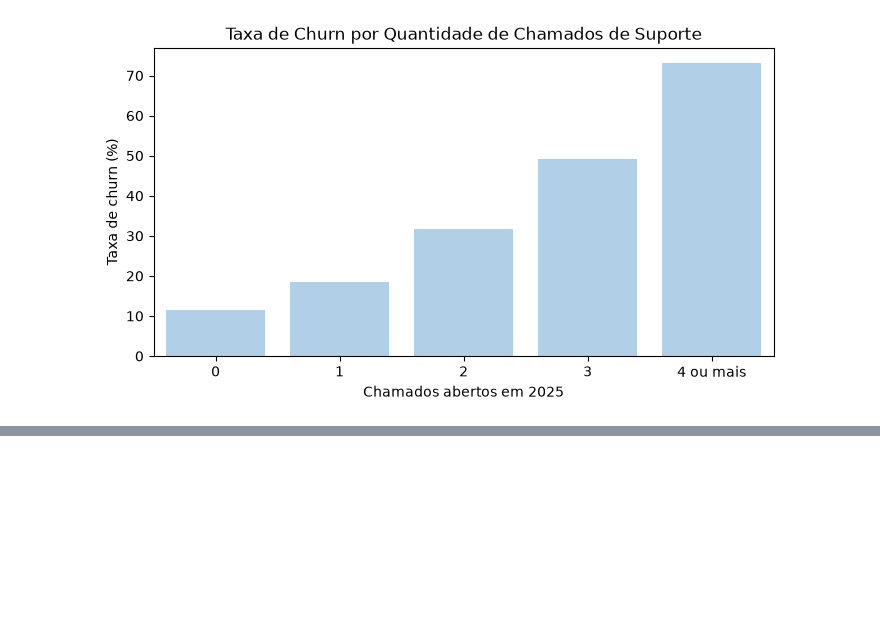
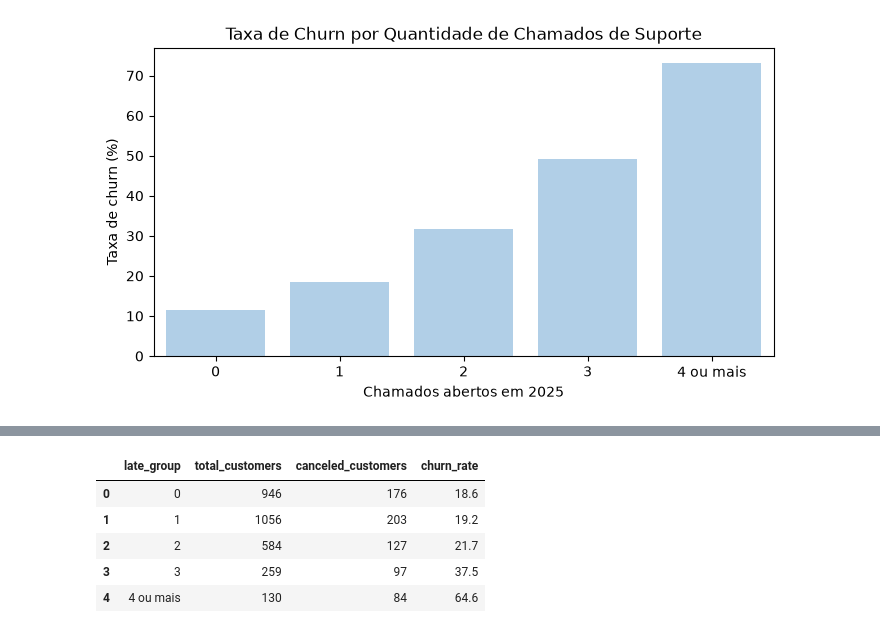
Before and after one commit to ricardo-paganini/subscription-churn-analysis, a Jupyter notebook: churn_analysis.ipynb, the cells around one changed output, grey strips where cells are left out. Drawn from its saved outputs; the diff is of its cells as text; code cells hidden in the pictures; blank space fills up the shorter version.

```diff
--- a/churn_analysis.ipynb
+++ b/churn_analysis.ipynb
@@ -607,0 +625,28 @@ plt.show()
+# %%
+query = '''
+WITH customer_late AS (
+    SELECT c.customer_id,
+           c.churn,
+           SUM(CASE WHEN p.payment_date IS NULL OR p.payment_date > p.due_date THEN 1 ELSE 0 END) AS late_invoices
+    FROM customers c
+    JOIN payments p ON c.customer_id = p.customer_id
+    GROUP BY c.customer_id, c.churn
+)
+SELECT CASE WHEN late_invoices >= 4 THEN '4 ou mais' ELSE CAST(late_invoices AS TEXT) END AS late_group,
+       COUNT(*) AS total_customers,
+       SUM(churn) AS canceled_customers,
+       ROUND(SUM(churn) * 100.0 / COUNT(*), 1) AS churn_rate
+FROM customer_late
+GROUP BY late_group
+ORDER BY late_group
+'''
+
+churn_by_late = pd.read_sql(query, conn)
+display(churn_by_late)
+# %% [output]
+|  | late_group | total_customers | canceled_customers | churn_rate |
+| 0 | 0 | 946 | 176 | 18.6 |
+| 1 | 1 | 1056 | 203 | 19.2 |
+| 2 | 2 | 584 | 127 | 21.7 |
+| 3 | 3 | 259 | 97 | 37.5 |
+| 4 | 4 ou mais | 130 | 84 | 64.6 |
```
Also changed, not shown: parts of 3 cells of this notebook.
